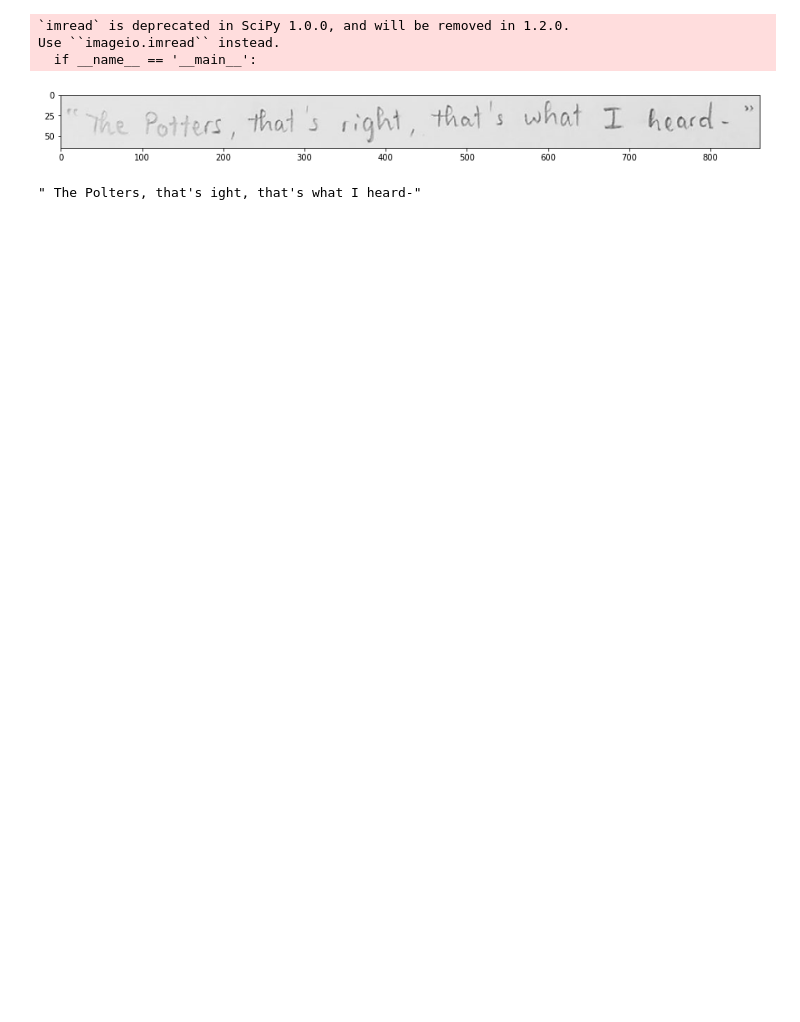
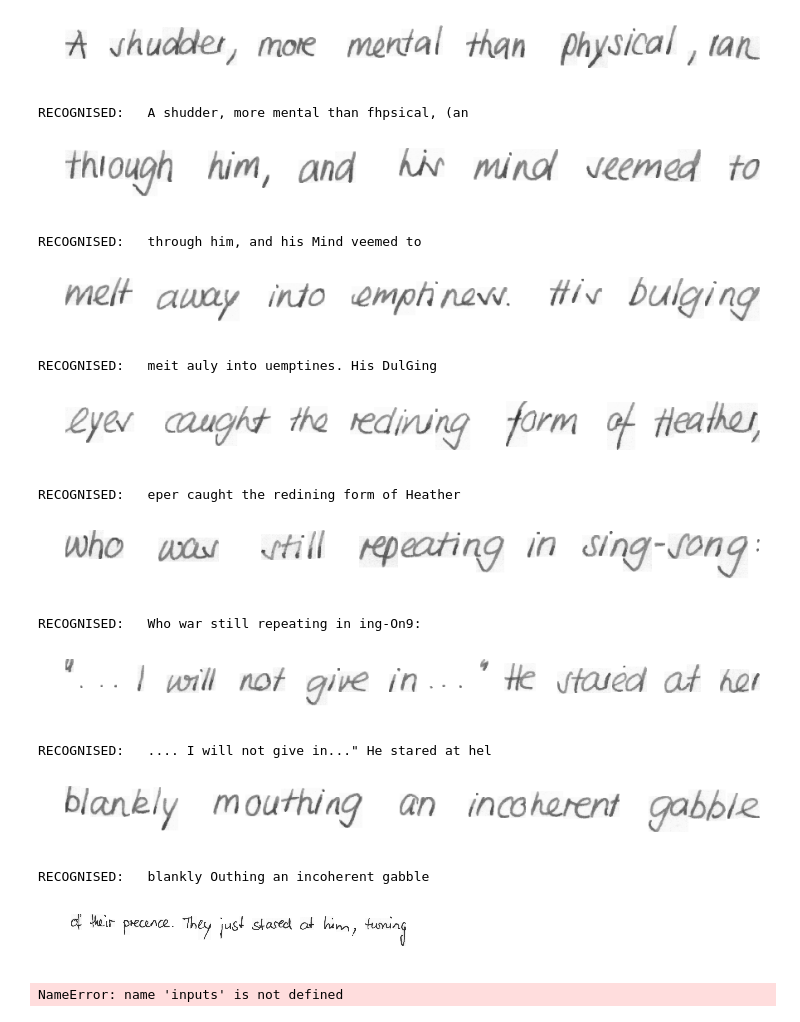
Before and after one commit to JanieTran/SCHOOL_CapstoneProject_HandwritingRecognition, a Jupyter notebook: Demo.ipynb, the cells around one changed output. Drawn from its saved outputs; the diff is of its cells as text; code cells hidden in the pictures; blank space fills up the shorter version.

Commit message:
Final model, ZMQ, demo

```diff
--- a/Demo.ipynb
+++ b/Demo.ipynb
@@ -19,5 +4,5 @@ ckpt
 # %%
-with tf.gfile.GFile('./checkpoint/crnn/frozen_model_e9.pb', 'rb') as f:
+with tf.gfile.GFile('./checkpoint/crnn/frozen_model_custom.pb', 'rb') as f:
     graph_def = tf.GraphDef()
     graph_def.ParseFromString(f.read())
 
@@ -32,9 +17,10 @@ import matplotlib.pyplot as plt
 from DataManager import resize_image
 import numpy as np
 
-file_name = './dataset/custom/1/024.png'
+# file_name = './dataset/iamdataset/line/a01/a01-091/a01-091-08.png'
+file_name = './dataset/cvl-database-1-1/train/lines/0000-batch/0052/0052-1-0.tif'
 
-img_arr = resize_image(file_name)
-inputs = np.swapaxes(img_arr, axis1=0, axis2=1)
-inputs = np.reshape(inputs, [1, 512, 32, 1])
-inputs.shape
+# inputs = resize_image(file_name)
+# inputs = np.swapaxes(inputs, axis1=0, axis2=1)
+# inputs = np.reshape(inputs, [1, 512, 32, 1])
+# inputs.shape
@@ -78,7 +26,0 @@ filtered.mean()
-# %%
-filtered = 1 - filtered
-
-plot_image(filtered)
-inputs = np.swapaxes(filtered, axis1=0, axis2=1)
-inputs = np.reshape(inputs, [1, 512, 32, 1])
-inputs.shape
@@ -88,21 +73,47 @@ inputs.shape
+# %%
+import os
+from PIL import Image
+
+folder = 'dataset/iamdataset/line/m01/m01-000'
+files = os.listdir(folder)
+
+with tf.Session(graph=graph) as sess:
+    for file in files[:-1]:
+        file_name = f'{folder}/{file}'
+        inputs = resize_image(file_name)
+        inputs = np.swapaxes(inputs, axis1=0, axis2=1)
+        inputs = np.reshape(inputs, [1, 512, 32, 1])
+
+        plt.figure(figsize=(15,5))
+        plt.axis('off')
+        plt.imshow(Image.open(file_name))
+        plt.show()
+
+        print('RECOGNISED:  ', recognise(sess, inputs))
+# %% [output]
+[figure, added]
+RECOGNISED:   A shudder, more mental than fhpsical, (an
+[figure, added]
+RECOGNISED:   through him, and his Mind veemed to
+[figure, added]
+RECOGNISED:   meit auly into uemptines. His DulGing
+[figure, added]
+RECOGNISED:   eper caught the redining form of Heather
+[figure, added]
+RECOGNISED:   Who war still repeating in ing-On9:
+[figure, added]
+RECOGNISED:   .... I will not give in..." He stared at hel
+[figure, added]
+RECOGNISED:   blankly Outhing an incoherent gabble
 # %%
-from scipy.misc import imread
+from PIL import Image
+plt.axis('off')
 
 with tf.Session(graph=graph) as sess:
-    y_out = sess.run(y, feed_dict={
-        x: inputs,
-        seq_len: [127]
-    })
-
-img = imread(file_name)
-plt.figure(figsize=(15,40))
-plt.imshow(img)
-plt.show()
-
-print(utils.decode_result(y_out))
+    img = Image.open(file_name)
+    plt.imshow(img)
+    plt.show()
+    print('Recognised:', recognise(sess, inputs))
 # %% [output]
+[figure, new version]
-`imread` is deprecated in SciPy 1.0.0, and will be removed in 1.2.0.
-Use ``imageio.imread`` instead.
-  if __name__ == '__main__':
+NameError: name 'inputs' is not defined
-[figure, old version]
-" The Polters, that's ight, that's what I heard-"
```
Also changed, not shown: parts of 18 cells of this notebook, 14 other files.
